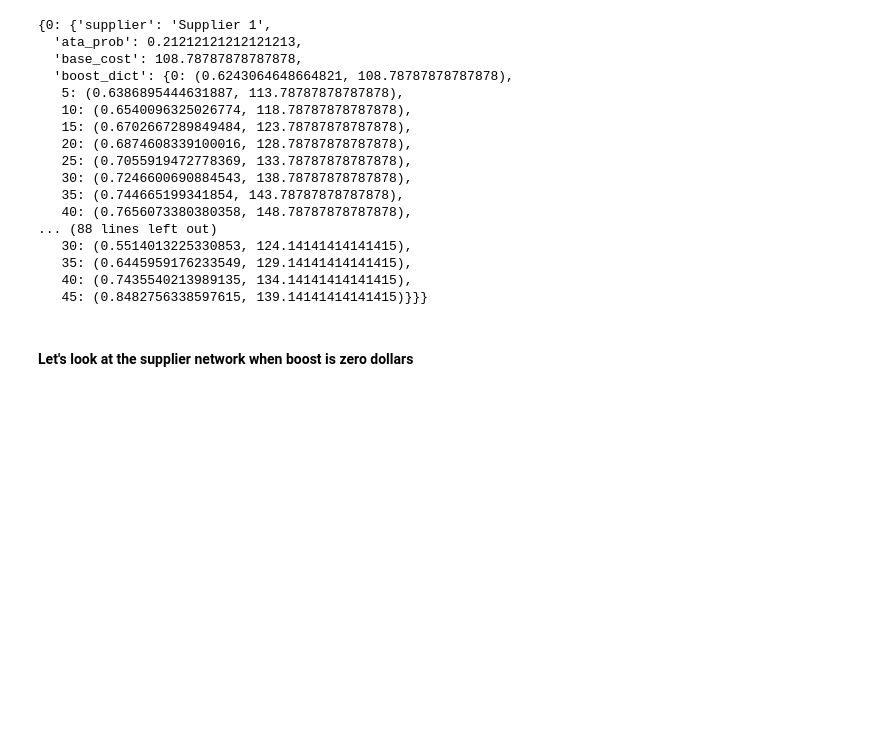
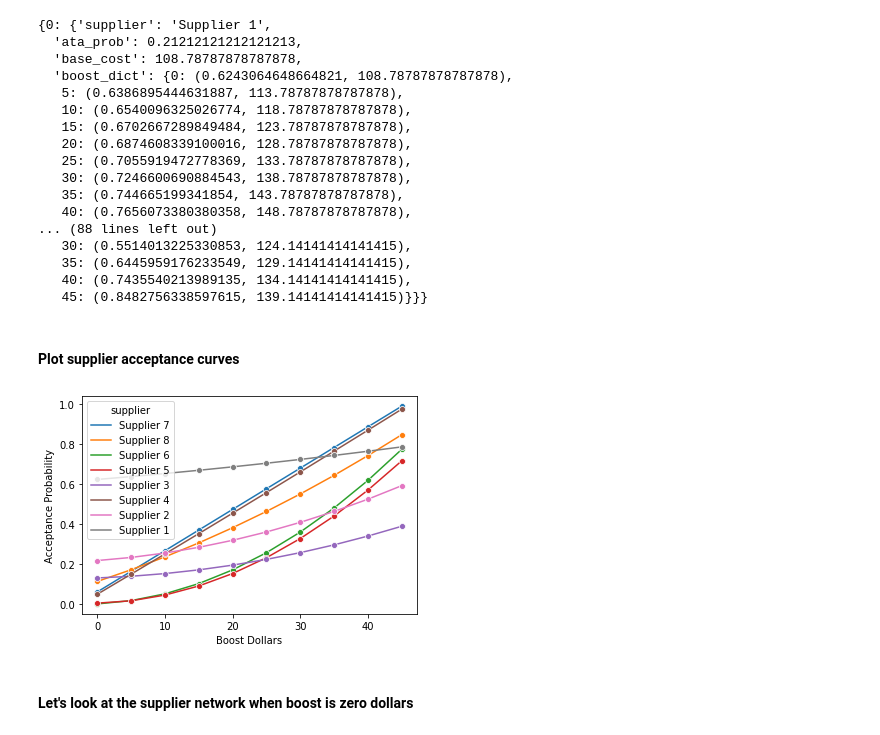
Before and after one commit to OlivierNDO/python_misc, a Jupyter notebook: BayesianBoosting.ipynb, the cells around one changed output. Saved outputs shown, nothing was run; the diff lists cells and outputs as text; code cells hidden in the pictures; blank space fills up the shorter version.

```diff
--- a/BayesianBoosting.ipynb
+++ b/BayesianBoosting.ipynb
@@ -313,6 +313,12 @@ supplier_dict
    35: (0.6445959176233549, 129.14141414141415),
    40: (0.7435540213989135, 134.14141414141415),
    45: (0.8482756338597615, 139.14141414141415)}}}
+# %% [markdown]
+#### Plot supplier acceptance curves
+# %%
+supplier_simulation.plot_supplier_acceptance()
+# %% [output]
+[figure, added]
 # %% [markdown]
 #### Let's look at the supplier network when boost is zero dollars
 # %%
```
Also changed, not shown: parts of 1 cell of this notebook.
